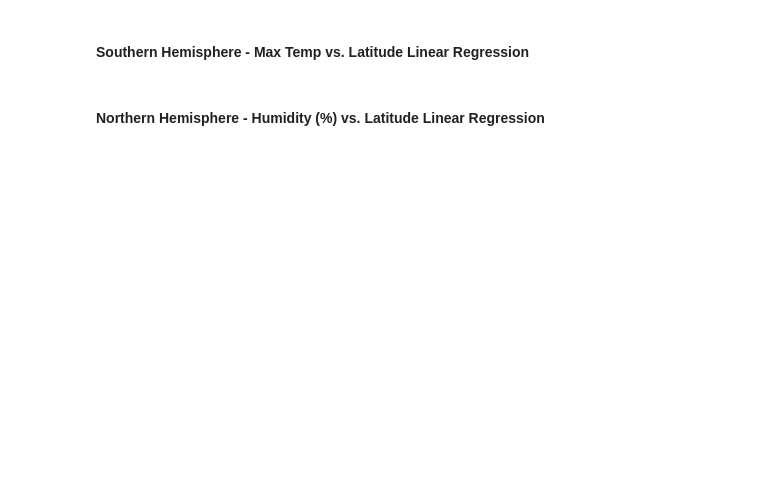
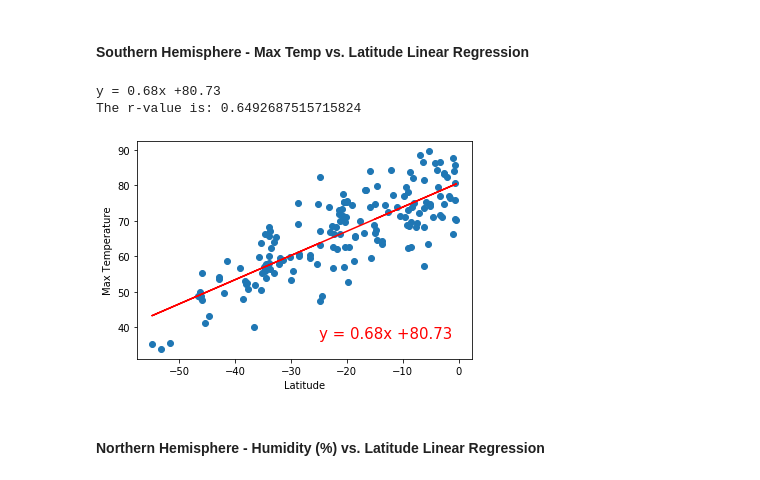
Before and after one commit to ceci-chapa/python-api-challenge, a Jupyter notebook: WeatherPy/WeatherPy.ipynb, the cells around one changed output. Cells and saved outputs as stored; diff of their text form; code cells hidden in the pictures; blank space fills up the shorter version.

```diff
--- a/WeatherPy/WeatherPy.ipynb
+++ b/WeatherPy/WeatherPy.ipynb
@@ -309,4 +313,33 @@ The r-value is: 0.00010755902016170998
 # %% [markdown]
 ####  Southern Hemisphere - Max Temp vs. Latitude Linear Regression
+# %%
+# Perform a linear regression on temperature vs. latitude
+(slope, intercept, rvalue, pvalue, stderr) = stats.linregress(south_hem["Lat"], south_hem["Max Temp"])
+
+# Get regression values
+regress_values = south_hem["Lat"] * slope + intercept
+#print(regress_values)
+
+line_eq = "y = " + str(round(slope,2)) + "x +" + str(round(intercept,2))
+print(line_eq)
+
+#Create Plot
+plt.scatter(south_hem["Lat"], south_hem["Max Temp"], marker="o")
+plt.plot(south_hem["Lat"],regress_values,"r-")
+
+# Label plot and annotate the line equation
+plt.xlabel('Latitude')
+plt.ylabel('Max Temperature')
+plt.annotate(line_eq,(-25,37),fontsize=15,color="red")
+
+# Print r value
+print(f"The r-value is: {rvalue**2}")
+
+# Show plot
+plt.show()
+# %% [output]
+y = 0.68x +80.73
+The r-value is: 0.6492687515715824
+[figure, added]
 # %% [markdown]
 ####  Northern Hemisphere - Humidity (%) vs. Latitude Linear Regression
```
Also changed, not shown: parts of 9 cells of this notebook.
